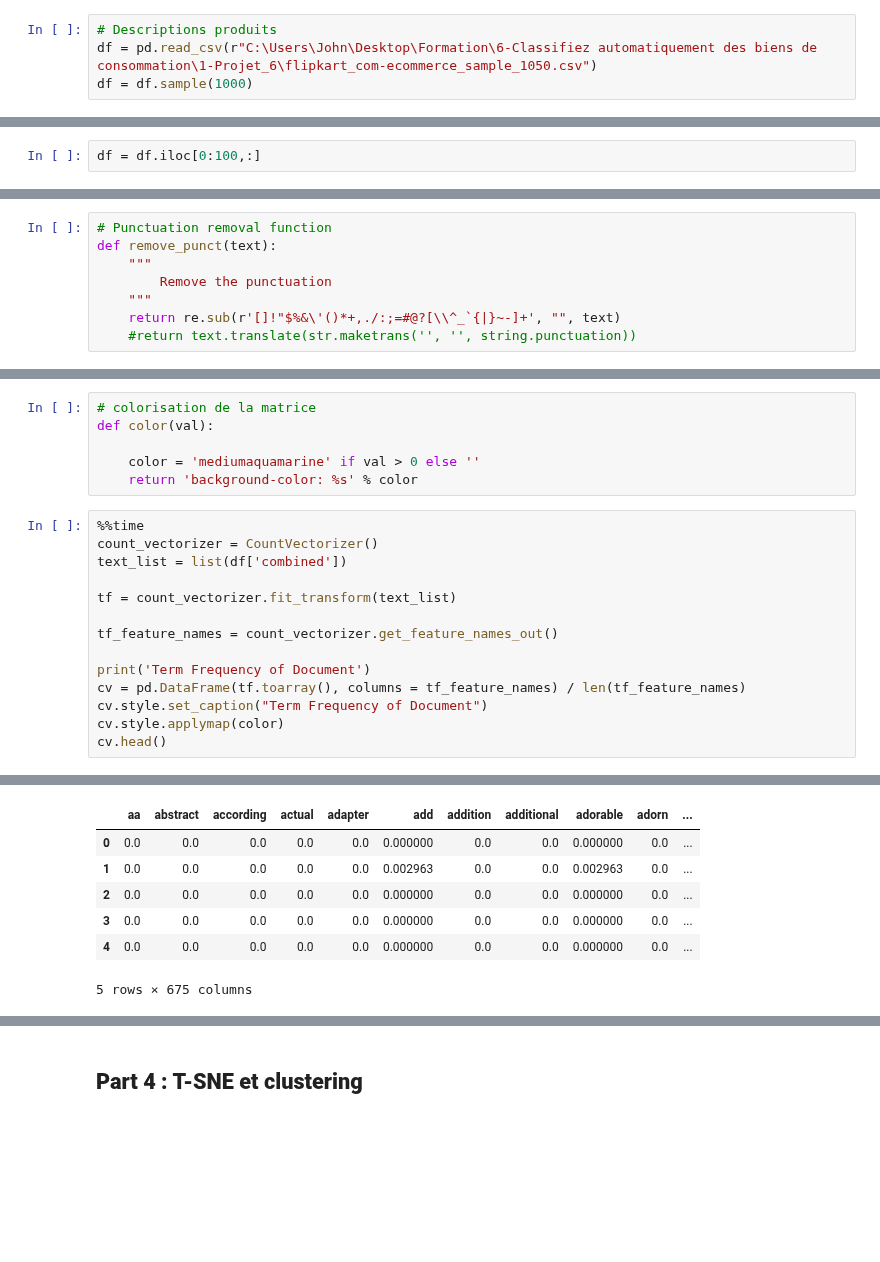
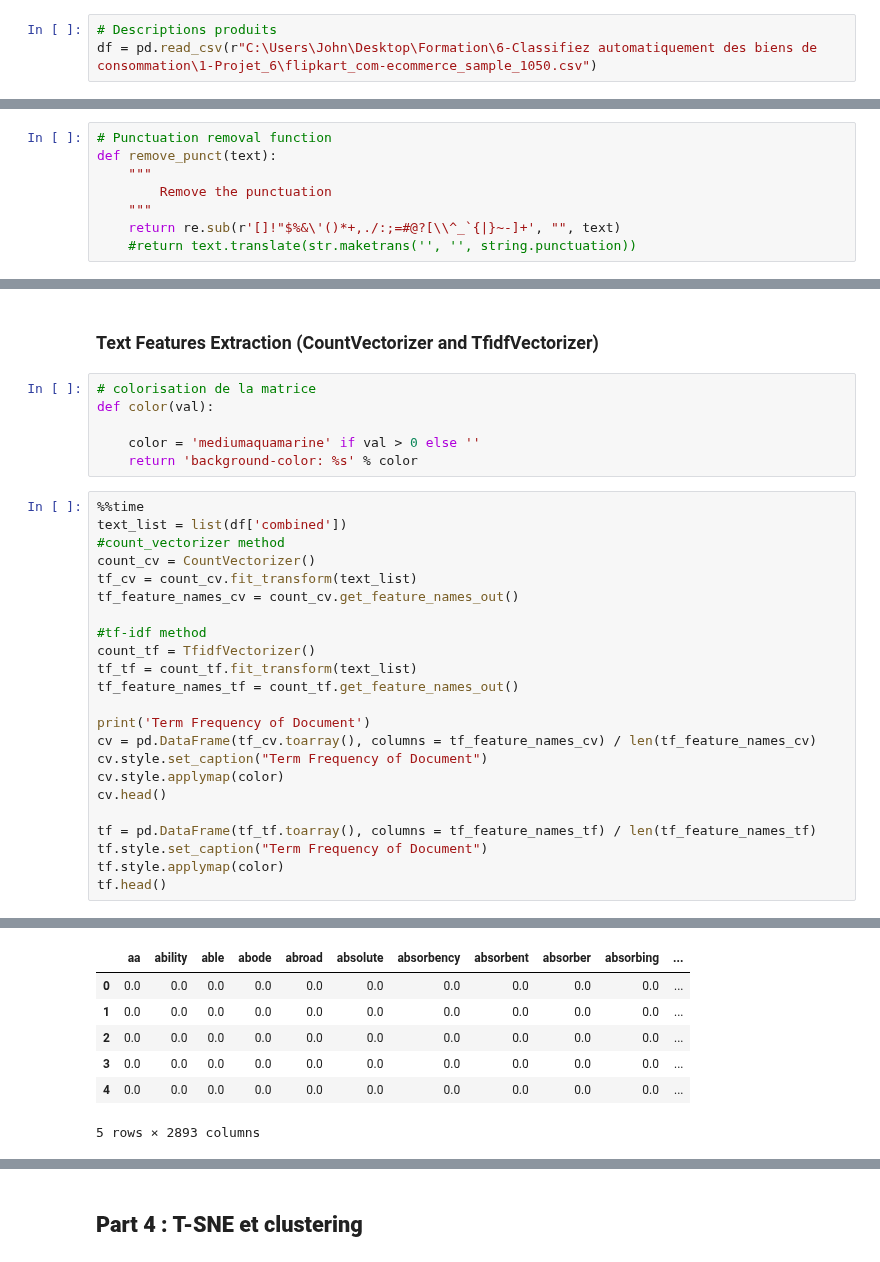
Before and after one commit to Antoine1608/OC-DS-P6-Classifiez_automatiquement_biens_consommation, a Jupyter notebook: Naudy_Antoine_1_notebook_022023.ipynb, the cells around one changed output, grey strips where cells are left out. Saved outputs shown, nothing was run; the diff lists cells and outputs as text; blank space fills up the shorter version.

```diff
--- a/Naudy_Antoine_1_notebook_022023.ipynb
+++ b/Naudy_Antoine_1_notebook_022023.ipynb
@@ -88,7 +81,6 @@ logging.disable(logging.WARNING) # disable WARNING, INFO and DEBUG logging every
 # %%
 # Descriptions produits
 df = pd.read_csv(r"C:\Users\John\Desktop\Formation\6-Classifiez automatiquement des biens de consommation\1-Projet_6\flipkart_com-ecommerce_sample_1050.csv")
-df = df.sample(1000)
 # %%
 # Images
 im = r"C:\Users\John\Desktop\Formation\6-Classifiez automatiquement des biens de consommation\1-Projet_6\Images"
@@ -197,5 +173,3 @@ array(['Kitchen & Dining', 'Home Furnishing', 'Beauty and Personal Care',
-# %%
-df = df.iloc[0:100,:]
 # %% [markdown]
 ### Text Cleaning and tokenizing
 # %%
@@ -328,3 +270,5 @@ See the caveats in the documentation: https://pandas.pydata.org/pandas-docs/stab
+# %% [markdown]
+### Text Features Extraction (CountVectorizer and TfidfVectorizer)
 # %%
 # colorisation de la matrice
 def color(val):
@@ -333,17 +277,26 @@ def color(val):
     return 'background-color: %s' % color
 # %%
 %%time
-count_vectorizer = CountVectorizer()
 text_list = list(df['combined'])
+#count_vectorizer method
+count_cv = CountVectorizer()
+tf_cv = count_cv.fit_transform(text_list)
+tf_feature_names_cv = count_cv.get_feature_names_out()
 
-tf = count_vectorizer.fit_transform(text_list)
-
-tf_feature_names = count_vectorizer.get_feature_names_out()
+#tf-idf method
+count_tf = TfidfVectorizer()
+tf_tf = count_tf.fit_transform(text_list)
+tf_feature_names_tf = count_tf.get_feature_names_out()
 
 print('Term Frequency of Document')
-cv = pd.DataFrame(tf.toarray(), columns = tf_feature_names) / len(tf_feature_names)
+cv = pd.DataFrame(tf_cv.toarray(), columns = tf_feature_names_cv) / len(tf_feature_names_cv)
 cv.style.set_caption("Term Frequency of Document")
 cv.style.applymap(color)
 cv.head()
+
+tf = pd.DataFrame(tf_tf.toarray(), columns = tf_feature_names_tf) / len(tf_feature_names_tf)
+tf.style.set_caption("Term Frequency of Document")
+tf.style.applymap(color)
+tf.head()
 # %% [output]
 Term Frequency of Document
@@ -352,7 +305,7 @@ Wall time: 15 ms
-|  | aa | abstract | according | actual | adapter | add | addition | additional | adorable | adorn | ... |
-| 0 | 0.0 | 0.0 | 0.0 | 0.0 | 0.0 | 0.000000 | 0.0 | 0.0 | 0.000000 | 0.0 | ... |
-| 1 | 0.0 | 0.0 | 0.0 | 0.0 | 0.0 | 0.002963 | 0.0 | 0.0 | 0.002963 | 0.0 | ... |
-| 2 | 0.0 | 0.0 | 0.0 | 0.0 | 0.0 | 0.000000 | 0.0 | 0.0 | 0.000000 | 0.0 | ... |
-| 3 | 0.0 | 0.0 | 0.0 | 0.0 | 0.0 | 0.000000 | 0.0 | 0.0 | 0.000000 | 0.0 | ... |
-| 4 | 0.0 | 0.0 | 0.0 | 0.0 | 0.0 | 0.000000 | 0.0 | 0.0 | 0.000000 | 0.0 | ... |
+|  | aa | ability | able | abode | abroad | absolute | absorbency | absorbent | absorber | absorbing | ... |
+| 0 | 0.0 | 0.0 | 0.0 | 0.0 | 0.0 | 0.0 | 0.0 | 0.0 | 0.0 | 0.0 | ... |
+| 1 | 0.0 | 0.0 | 0.0 | 0.0 | 0.0 | 0.0 | 0.0 | 0.0 | 0.0 | 0.0 | ... |
+| 2 | 0.0 | 0.0 | 0.0 | 0.0 | 0.0 | 0.0 | 0.0 | 0.0 | 0.0 | 0.0 | ... |
+| 3 | 0.0 | 0.0 | 0.0 | 0.0 | 0.0 | 0.0 | 0.0 | 0.0 | 0.0 | 0.0 | ... |
+| 4 | 0.0 | 0.0 | 0.0 | 0.0 | 0.0 | 0.0 | 0.0 | 0.0 | 0.0 | 0.0 | ... |
-5 rows × 675 columns
+5 rows × 2893 columns
```
Also changed, not shown: parts of 30 cells of this notebook.
